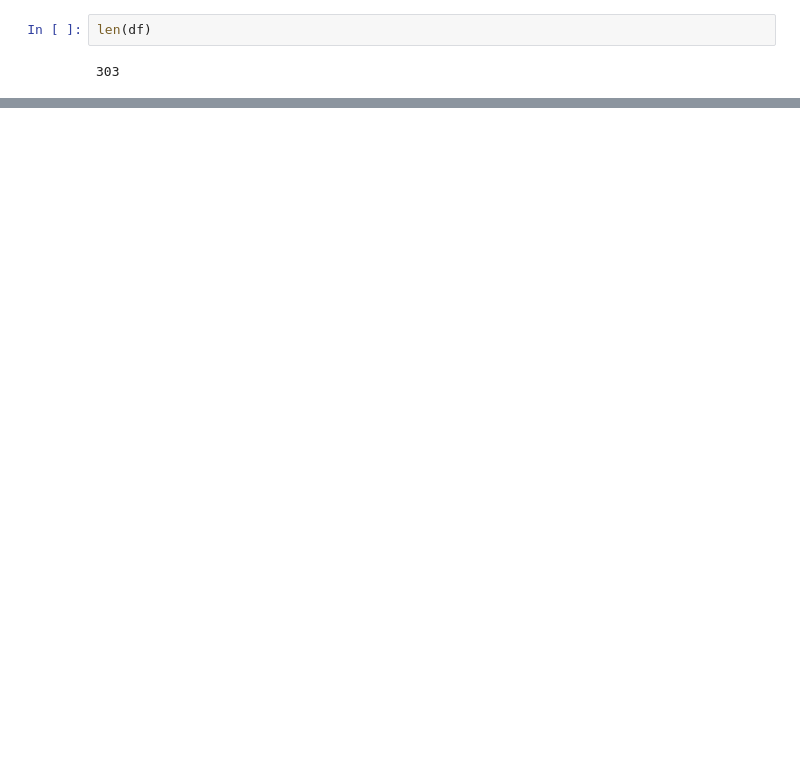
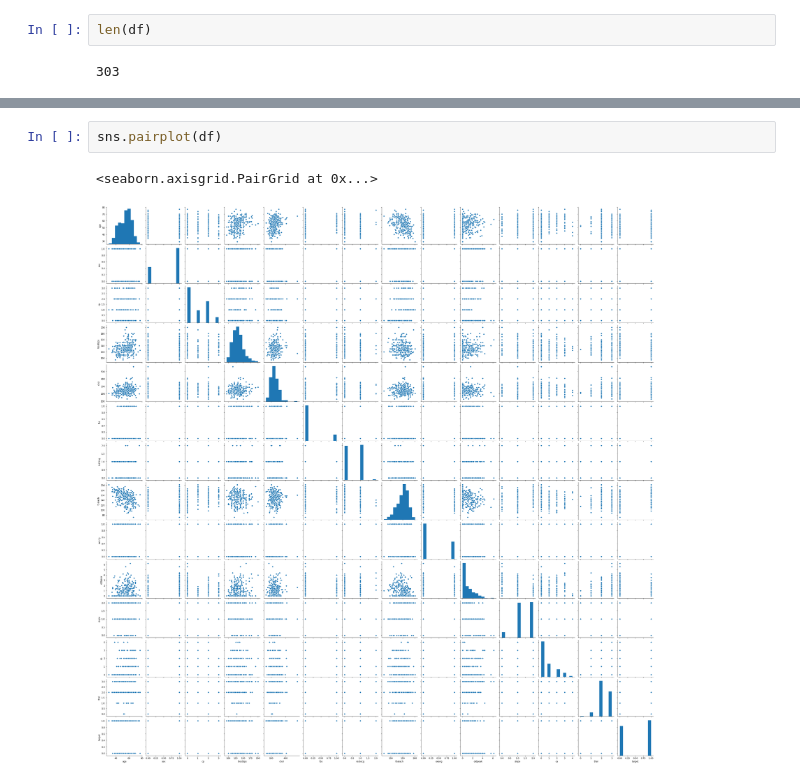
Before and after one commit to Abhi-prasad7042/Heart-Disease, a Jupyter notebook: Heart_disease_model.ipynb, the cells around one changed output, grey strips where cells are left out. Cells and saved outputs as stored; diff of their text form; blank space fills up the shorter version.

```diff
--- a/Heart_disease_model.ipynb
+++ b/Heart_disease_model.ipynb
@@ -458,0 +81,5 @@ plt.ylabel("Predict label");
+# %%
+sns.pairplot(df)
+# %% [output]
+<seaborn.axisgrid.PairGrid at 0x...>
+[figure, added]
```
Also changed, not shown: parts of 77 cells of this notebook, 6 other files.
